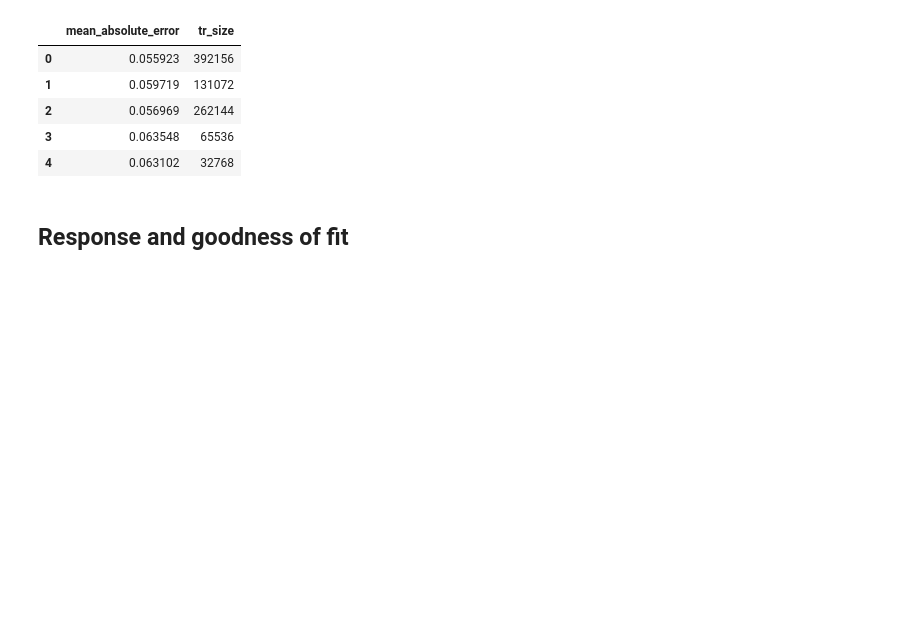
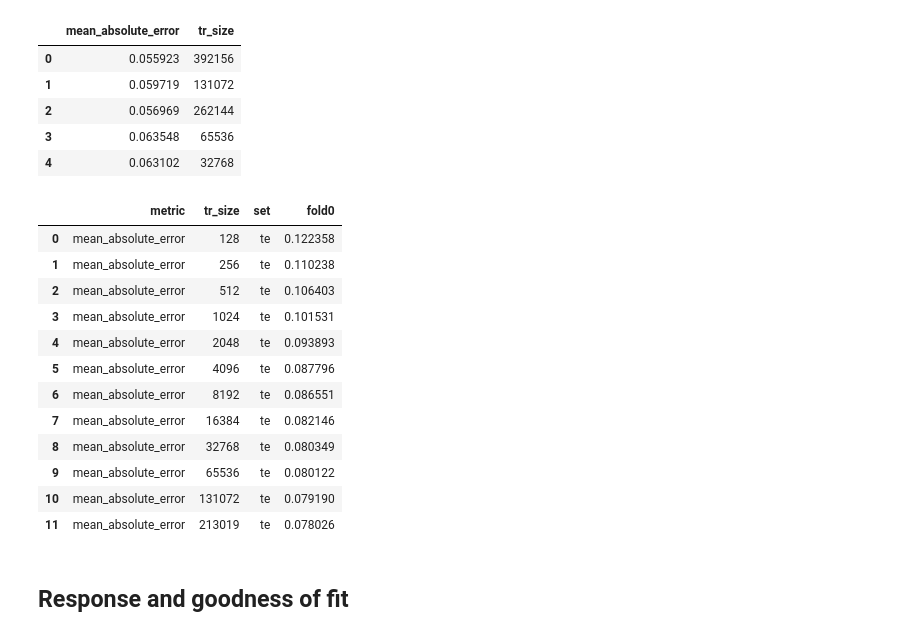
Before and after one commit to adpartin/LearningCurves, a Jupyter notebook: notebooks/sandbox.ipynb, the cells around one changed output. Cells and saved outputs as stored; diff of their text form; code cells hidden in the pictures; blank space fills up the shorter version.

```diff
--- a/notebooks/sandbox.ipynb
+++ b/notebooks/sandbox.ipynb
@@ -49,6 +51,26 @@ df[cols]
 | 2 | 0.056969 | 262144 |
 | 3 | 0.063548 | 65536 |
 | 4 | 0.063102 | 32768 |
+# %%
+lrn_crv_scores = pd.read_csv(Path('/vol/ml/apartin/projects/LearningCurves/trn.top6/split_on_cell/multi_seed_lgbm_100_trees/top6.lgb_reg.ge.dd.auc1_2019-12-2_h0-m23/lrn_crv_scores.csv'))
+# %%
+scores_te = lrn_crv_scores[(lrn_crv_scores.metric=='mean_absolute_error') & (lrn_crv_scores.set=='te')].sort_values('tr_size').reset_index(drop=True)
+# %%
+scores_te
+# %% [output]
+|  | metric | tr_size | set | fold0 |
+| 0 | mean_absolute_error | 128 | te | 0.122358 |
+| 1 | mean_absolute_error | 256 | te | 0.110238 |
+| 2 | mean_absolute_error | 512 | te | 0.106403 |
+| 3 | mean_absolute_error | 1024 | te | 0.101531 |
+| 4 | mean_absolute_error | 2048 | te | 0.093893 |
+| 5 | mean_absolute_error | 4096 | te | 0.087796 |
+| 6 | mean_absolute_error | 8192 | te | 0.086551 |
+| 7 | mean_absolute_error | 16384 | te | 0.082146 |
+| 8 | mean_absolute_error | 32768 | te | 0.080349 |
+| 9 | mean_absolute_error | 65536 | te | 0.080122 |
+| 10 | mean_absolute_error | 131072 | te | 0.079190 |
+| 11 | mean_absolute_error | 213019 | te | 0.078026 |
 # %% [markdown]
 ## Response and goodness of fit
 # %%
```
Also changed, not shown: parts of 1 cell of this notebook, 4 other files.
